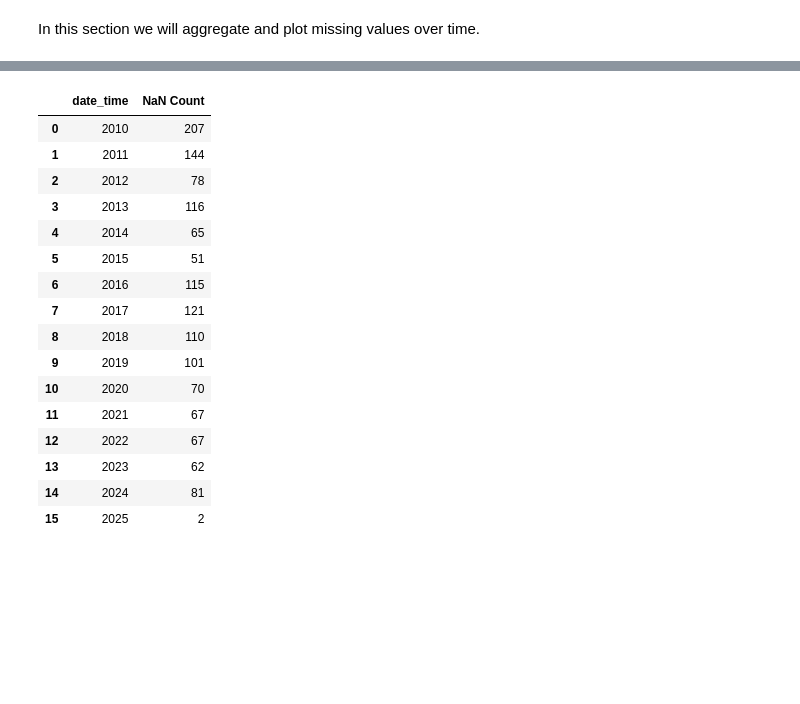
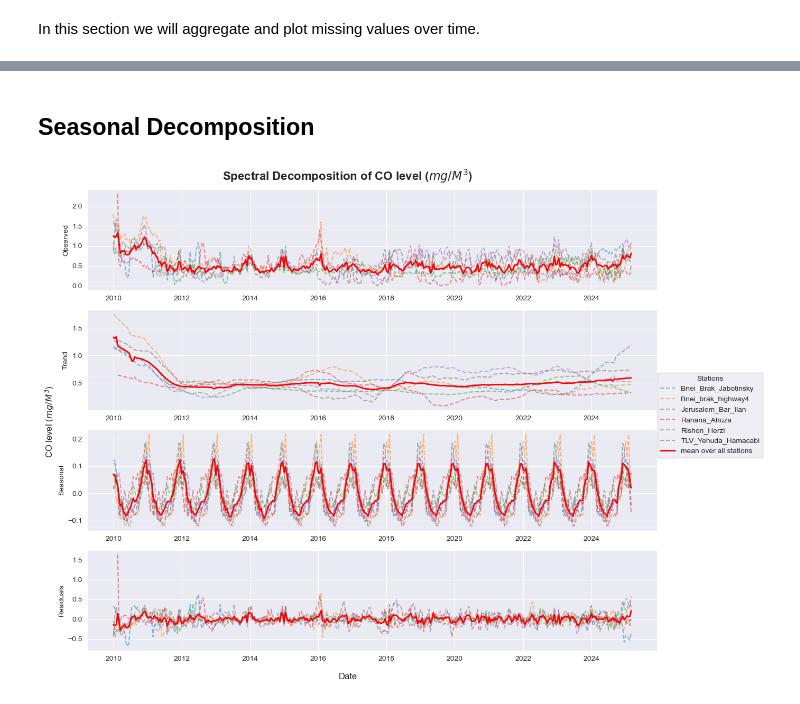
Before and after one commit to sinitsky96/Time-Series-Project, a Jupyter notebook: 02_pollution_eda_final.ipynb, the cells around one changed output, grey strips where cells are left out. Drawn from its saved outputs; the diff is of its cells as text; code cells hidden in the pictures; blank space fills up the shorter version.

```diff
--- a/02_pollution_eda_final.ipynb
+++ b/02_pollution_eda_final.ipynb
@@ -118,20 +117,57 @@ plt.show()
-# %%
-co_emission_long.groupby([co_emission_long['date_time'].dt.year])['CO_level'].apply(lambda x: x.isna().sum()).reset_index(name = "NaN Count")
-# %% [output]
-|  | date_time | NaN Count |
-| 0 | 2010 | 207 |
-| 1 | 2011 | 144 |
-| 2 | 2012 | 78 |
-| 3 | 2013 | 116 |
-| 4 | 2014 | 65 |
-| 5 | 2015 | 51 |
-| 6 | 2016 | 115 |
-| 7 | 2017 | 121 |
-| 8 | 2018 | 110 |
-| 9 | 2019 | 101 |
-| 10 | 2020 | 70 |
-| 11 | 2021 | 67 |
-| 12 | 2022 | 67 |
-| 13 | 2023 | 62 |
-| 14 | 2024 | 81 |
-| 15 | 2025 | 2 |
+# %% [markdown]
+## Seasonal Decomposition
+# %%
+co_half_monthly = aggregate_half_monthly(co_emission)
+co_half_monthly_longer = co_half_monthly.melt(id_vars=['date'], var_name='station', value_name='CO_level')
+# %%
+def extract_decomposition(group, period_months, value_name='CO_level'):
+    group = group.dropna(subset=[value_name])
+    decomposition = seasonal_decompose(group[value_name], period=period_months, model='additive', extrapolate_trend='freq')
+    group['Observed'] = decomposition.observed
+    group['Trend'] = decomposition.trend
+    group['Seasonal'] = decomposition.seasonal
+    group['Residuals'] = decomposition.resid
+    return group
+# %%
+co_decomposition = (
+    co_half_monthly_longer.set_index("station")
+    .groupby("station", group_keys=False, sort=False)
+    .apply(extract_decomposition, period_months=24)
+    .reset_index()
+)
+co_mean = co_decomposition.groupby(["date"])[["Observed","Trend", "Seasonal", "Residuals"]].mean().reset_index()
+# %%
+# plot spectral decomposition
+fig, axes = plt.subplots(nrows=4, ncols=1, figsize=(12, 10))
+
+# observed
+sns.lineplot(ax = axes[0], data = co_decomposition, x="date", y="Observed", hue = "station", alpha = 0.5, linestyle='--')
+sns.lineplot(ax = axes[0], data = co_mean, x="date", y=r"Observed", color = "red", linewidth = 2, label="mean over all stations")
+
+# trend
+sns.lineplot(ax = axes[1], data = co_decomposition, x="date", y="Trend", hue = "station", alpha = 0.5, linestyle='--')
+sns.lineplot(ax = axes[1], data = co_mean, x="date", y="Trend", color = "red", linewidth = 2, label="mean over all stations")
+
+# seasonal component
+sns.lineplot(ax = axes[2], data = co_decomposition, x="date", y="Seasonal", hue = "station", alpha = 0.5, linestyle='--')
+sns.lineplot(ax = axes[2], data = co_mean, x="date", y="Seasonal", color = "red", linewidth = 2, label="mean over all stations")
+# residuals
+sns.lineplot(ax = axes[3], data = co_decomposition, x="date", y="Residuals", hue = "station", alpha = 0.5, linestyle='--')
+sns.lineplot(ax = axes[3], data = co_mean, x="date", y="Residuals", color = "red", linewidth = 2, label="mean over all stations")
+
+handles, labels = axes[0].get_legend_handles_labels()
+fig.legend(handles, labels, title = "Stations", bbox_to_anchor=(1.16, 0.60))
+
+for ax in axes:
+    ax.legend_.remove()
+    ax.set_xlabel("")
+
+fig.suptitle(r"Spectral Decomposition of CO level ($mg/M^3$)", fontsize=16, fontweight="bold")
+fig.supylabel(r"CO level ($mg/M^3$)")
+fig.supxlabel("Date")
+
+plt.tight_layout()
+#plt.savefig("visualizations/spectral_decomposition_final.png", dpi=300, bbox_inches='tight')
+plt.show()
+# %% [output]
+[figure, added]
```
Also changed, not shown: parts of 3 cells of this notebook.
